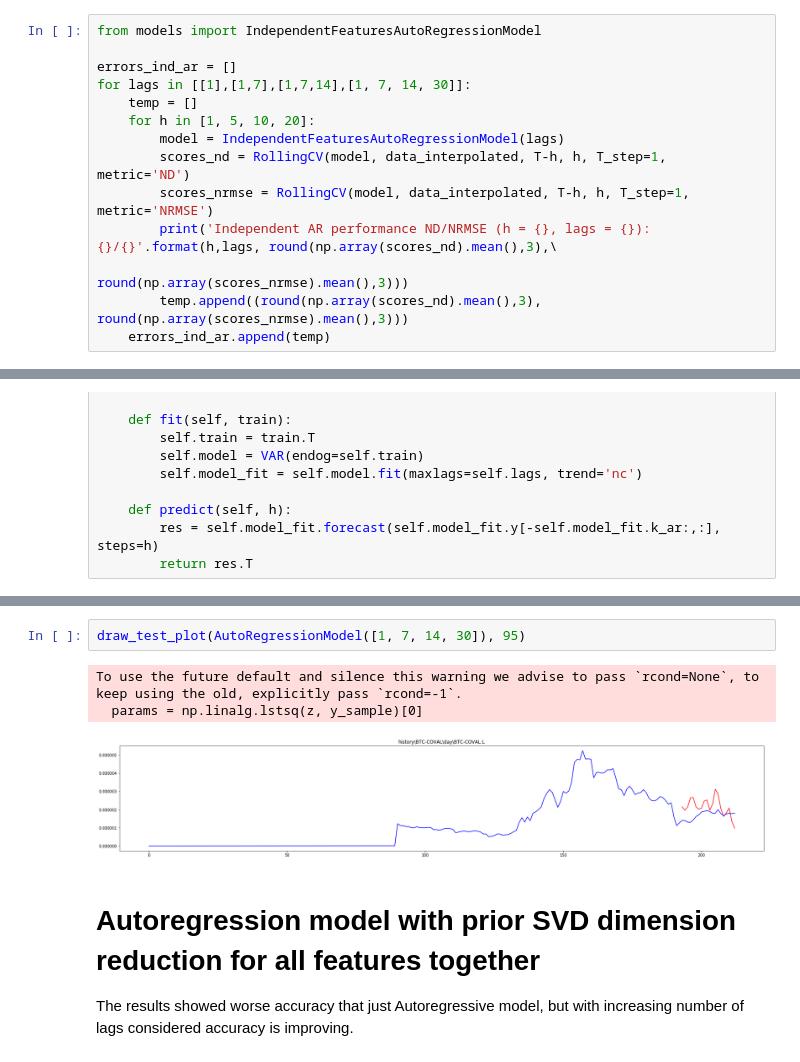
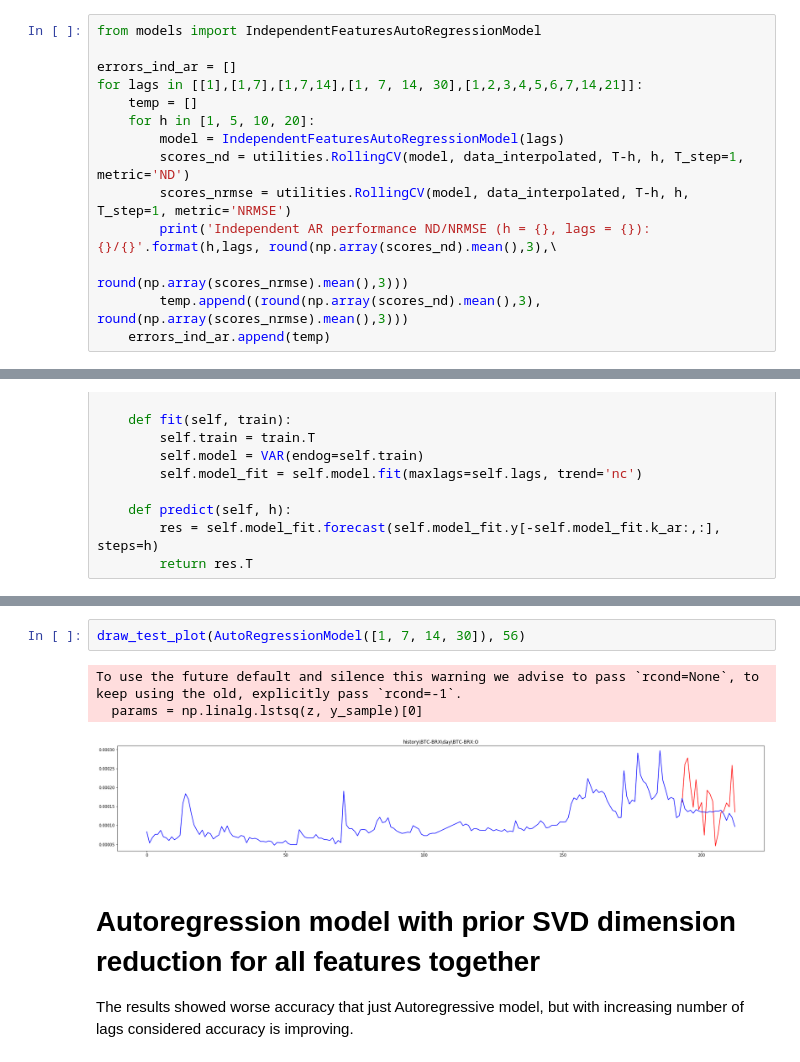
Before and after one commit to MariyaIvanina/ml_big_data_project, a Jupyter notebook: prototype/Crypto_data_investigation.ipynb, the cells around one changed output, grey strips where cells are left out. Saved outputs shown, nothing was run; the diff lists cells and outputs as text.

Commit message:
recaclualted plots and benchmarks

```diff
--- a/prototype/Crypto_data_investigation.ipynb
+++ b/prototype/Crypto_data_investigation.ipynb
@@ -60,12 +60,12 @@ The most good lags parameter was 1 for such kind of the model, but it works most
 from models import IndependentFeaturesAutoRegressionModel
 
 errors_ind_ar = []
-for lags in [[1],[1,7],[1,7,14],[1, 7, 14, 30]]:
+for lags in [[1],[1,7],[1,7,14],[1, 7, 14, 30],[1,2,3,4,5,6,7,14,21]]:
     temp = []
     for h in [1, 5, 10, 20]:
         model = IndependentFeaturesAutoRegressionModel(lags)
-        scores_nd = RollingCV(model, data_interpolated, T-h, h, T_step=1, metric='ND')
-        scores_nrmse = RollingCV(model, data_interpolated, T-h, h, T_step=1, metric='NRMSE')
+        scores_nd = utilities.RollingCV(model, data_interpolated, T-h, h, T_step=1, metric='ND')
+        scores_nrmse = utilities.RollingCV(model, data_interpolated, T-h, h, T_step=1, metric='NRMSE')
         print('Independent AR performance ND/NRMSE (h = {}, lags = {}): {}/{}'.format(h,lags, round(np.array(scores_nd).mean(),3),\
                                                                    round(np.array(scores_nrmse).mean(),3)))
         temp.append((round(np.array(scores_nd).mean(),3), round(np.array(scores_nrmse).mean(),3)))
@@ -144,9 +152,9 @@ AR performance ND/NRMSE (h = 20, lags = [1, 7, 14, 30]): 1.067/1.488
 # %%
-draw_test_plot(AutoRegressionModel([1, 7, 14, 30]), 95)
+draw_test_plot(AutoRegressionModel([1, 7, 14, 30]), 56)
 # %% [output]
 To use the future default and silence this warning we advise to pass `rcond=None`, to keep using the old, explicitly pass `rcond=-1`.
   params = np.linalg.lstsq(z, y_sample)[0]
-[figure, old version]
+[figure, new version]
 # %% [markdown]
 # Autoregression model with prior SVD dimension reduction for all features together
 The results showed worse accuracy that just Autoregressive model, but with increasing number of lags considered accuracy is improving.
```
Also changed, not shown: parts of 9 cells of this notebook, 1 other file.
